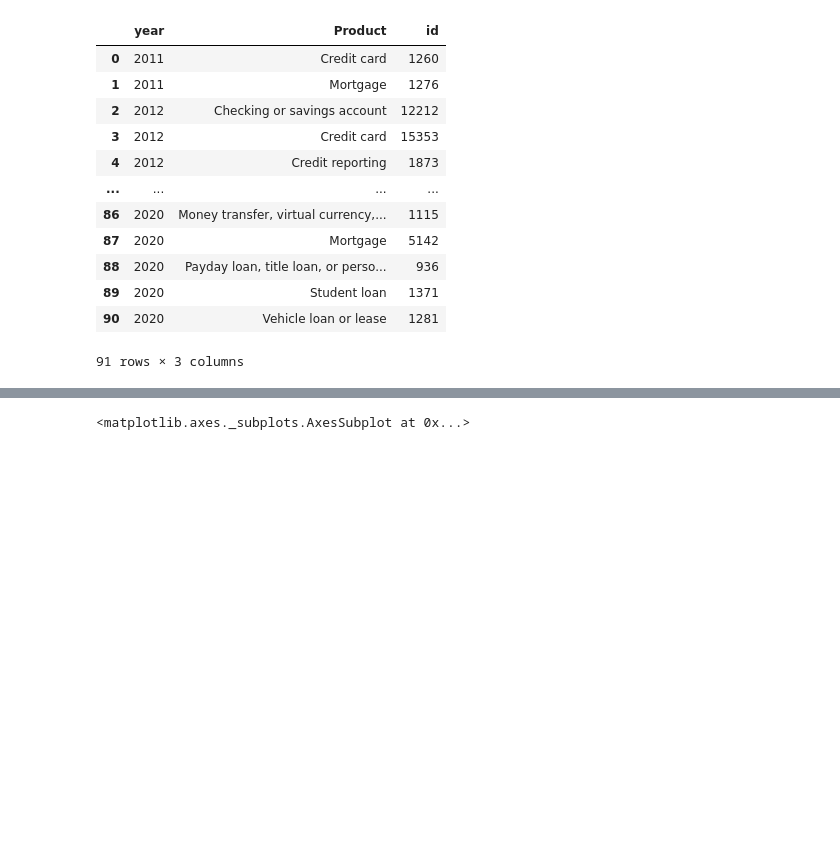
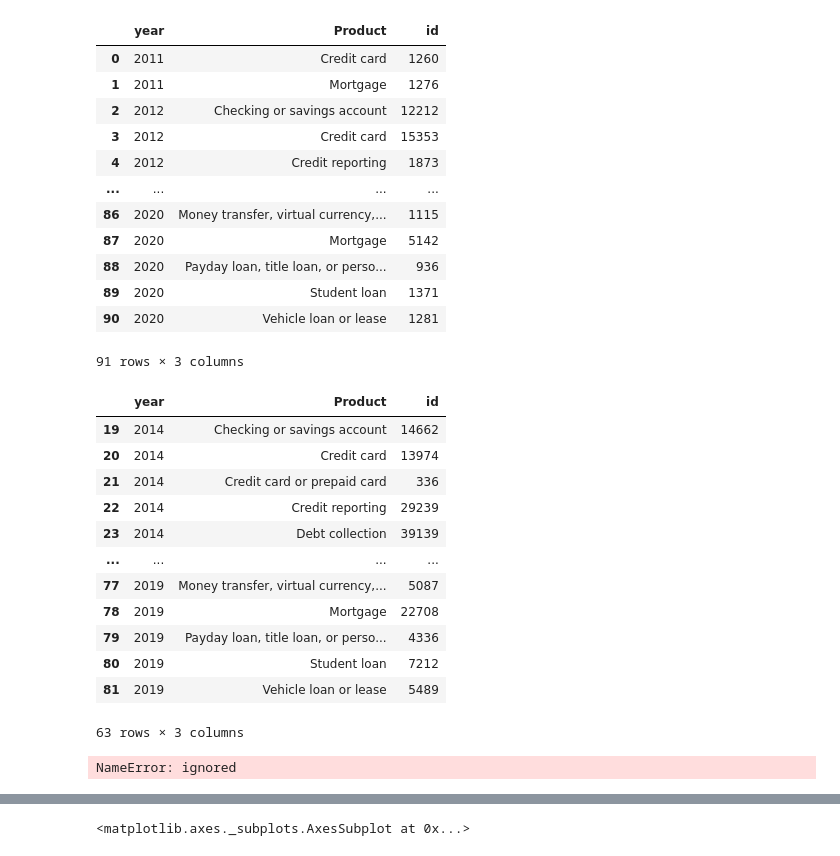
Before and after one commit to DwayneLi/CFPB_Consumer_Complaints_Analysis, a Jupyter notebook: Complaint_Analysis.ipynb, the cells around one changed output, grey strips where cells are left out. Cells and saved outputs as stored; diff of their text form; code cells hidden in the pictures; blank space fills up the shorter version.

```diff
--- a/Complaint_Analysis.ipynb
+++ b/Complaint_Analysis.ipynb
@@ -245,3 +260,19 @@ productyear
 | 89 | 2020 | Student loan | 1371 |
 | 90 | 2020 | Vehicle loan or lease | 1281 |
 91 rows × 3 columns
+# %%
+productyear.loc[(productyear['year']> 2013) & (productyear['year'] < 2020),]
+# %% [output]
+|  | year | Product | id |
+| 19 | 2014 | Checking or savings account | 14662 |
+| 20 | 2014 | Credit card | 13974 |
+| 21 | 2014 | Credit card or prepaid card | 336 |
+| 22 | 2014 | Credit reporting | 29239 |
+| 23 | 2014 | Debt collection | 39139 |
+| ... | ... | ... | ... |
+| 77 | 2019 | Money transfer, virtual currency,... | 5087 |
+| 78 | 2019 | Mortgage | 22708 |
+| 79 | 2019 | Payday loan, title loan, or perso... | 4336 |
+| 80 | 2019 | Student loan | 7212 |
+| 81 | 2019 | Vehicle loan or lease | 5489 |
+63 rows × 3 columns
@@ -247,0 +281,5 @@ productyear
+# %%
+ggplot(productyear19, aes(x='year',y='id', fill = 'Product')) + \
+    geom_bar(stat = 'identity')
+# %% [output]
+NameError: ignored
```
Also changed, not shown: parts of 19 cells of this notebook.
